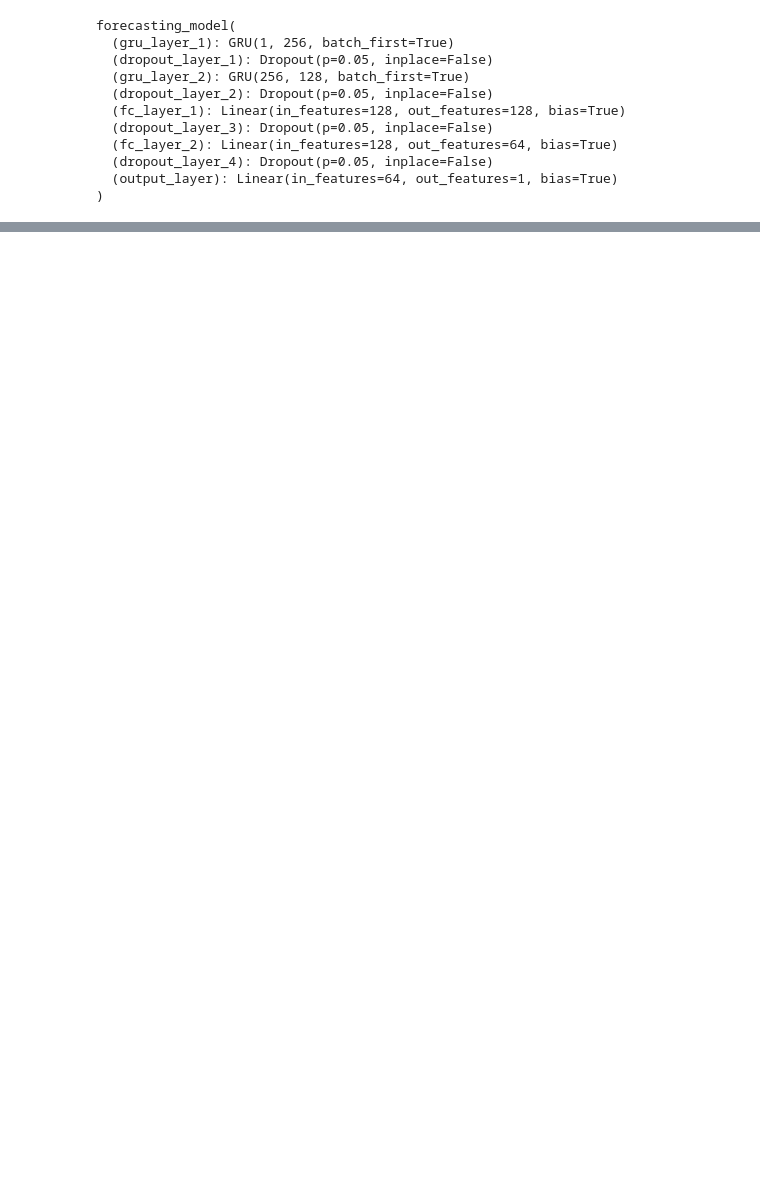
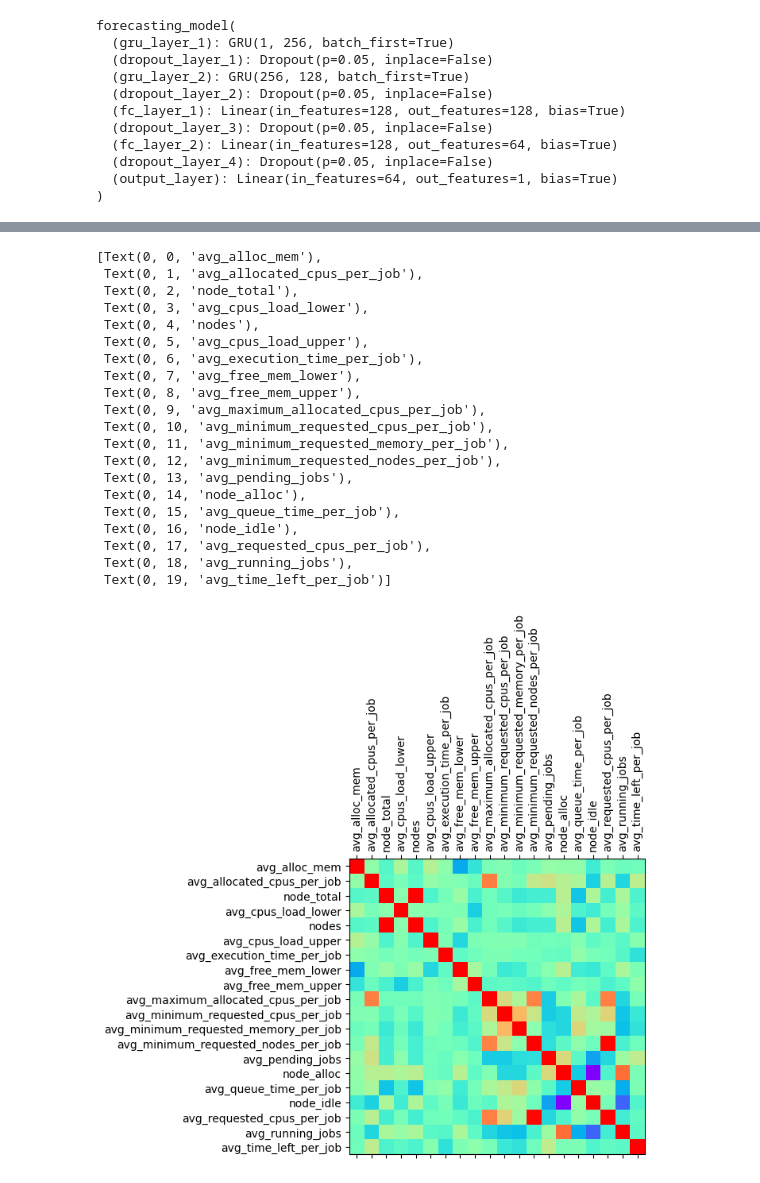
Before and after one commit to ari-apc-lab/croupier, a Jupyter notebook: forecast/forecasting/forecasting_ol.ipynb, the cells around one changed output, grey strips where cells are left out. Saved outputs shown, nothing was run; the diff lists cells and outputs as text; code cells hidden in the pictures; blank space fills up the shorter version.

```diff
--- a/forecast/forecasting/forecasting_ol.ipynb
+++ b/forecast/forecasting/forecasting_ol.ipynb
@@ -580,0 +596,22 @@ NameError: name 'residuals' is not defined
+# %%
+#Remove NaN gap
+dataset = medium_df_copy[10900:]
+
+# Drop features with low variance
+def determine_dropped_colums(df: pd.core.frame.DataFrame, df_selected: np.ndarray):
+    original_columns = df.columns
+    dropped_columns = []
+    index = -1
+    for value in df.iloc[0]:
+        index += 1
+        if value not in df_selected[0]:
+            dropped_columns.append(original_columns[index])
+    return dropped_columns
+
+from sklearn.feature_selection import VarianceThreshold
+dataset_selected = VarianceThreshold(threshold=1.0).fit_transform(dataset)
+dropped_columns = determine_dropped_colums(dataset, dataset_selected)
+old_columns = dataset.columns
+new_columns = old_columns.drop(dropped_columns)
+dataset_selected = pd.DataFrame(dataset_selected, columns=new_columns, index=dataset.index)
+dataset_selected.describe().transpose()
@@ -580,0 +636,34 @@ NameError: name 'residuals' is not defined
+# %%
+# Compute correlation matrix
+features = dataset_selected.columns
+cov_data = np.corrcoef(dataset_selected.T)
+img = plt.matshow(cov_data, cmap=plt.cm.rainbow)
+#plt.xticks(rotation=90)
+#fig.autofmt_xdate(rotation=45)
+xaxis = np.arange(len(features))
+img.axes.set_xticks(xaxis)
+img.axes.set_yticks(xaxis)
+img.axes.set_xticklabels(features, rotation = 90)
+img.axes.set_yticklabels(features)
+# %% [output]
+[Text(0, 0, 'avg_alloc_mem'),
+ Text(0, 1, 'avg_allocated_cpus_per_job'),
+ Text(0, 2, 'node_total'),
+ Text(0, 3, 'avg_cpus_load_lower'),
+ Text(0, 4, 'nodes'),
+ Text(0, 5, 'avg_cpus_load_upper'),
+ Text(0, 6, 'avg_execution_time_per_job'),
+ Text(0, 7, 'avg_free_mem_lower'),
+ Text(0, 8, 'avg_free_mem_upper'),
+ Text(0, 9, 'avg_maximum_allocated_cpus_per_job'),
+ Text(0, 10, 'avg_minimum_requested_cpus_per_job'),
+ Text(0, 11, 'avg_minimum_requested_memory_per_job'),
+ Text(0, 12, 'avg_minimum_requested_nodes_per_job'),
+ Text(0, 13, 'avg_pending_jobs'),
+ Text(0, 14, 'node_alloc'),
+ Text(0, 15, 'avg_queue_time_per_job'),
+ Text(0, 16, 'node_idle'),
+ Text(0, 17, 'avg_requested_cpus_per_job'),
+ Text(0, 18, 'avg_running_jobs'),
+ Text(0, 19, 'avg_time_left_per_job')]
+[figure, added]
```
Also changed, not shown: parts of 27 cells of this notebook.
